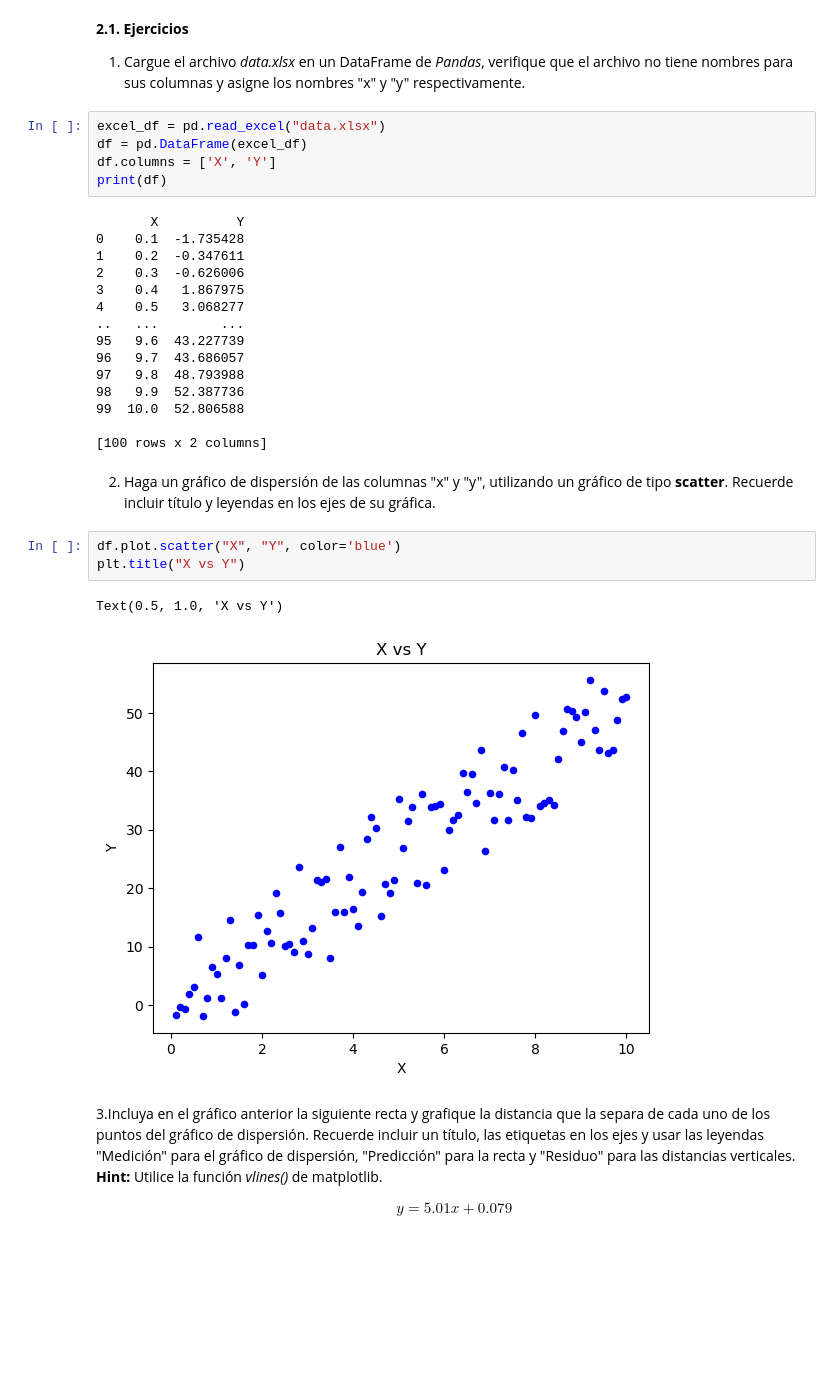
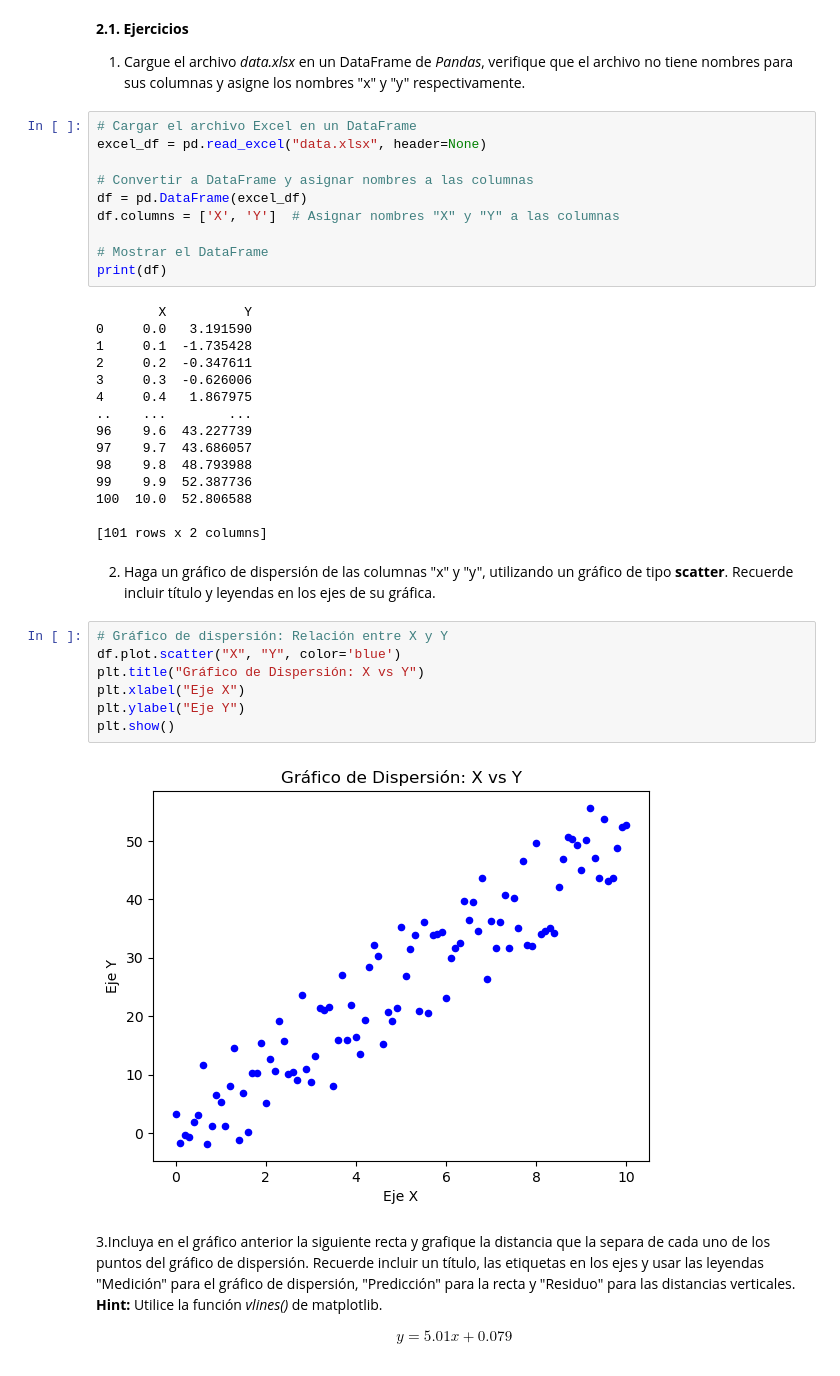
Before and after one commit to ElIngeJuan/IBIO-2440-Laboratorios-ML, a Jupyter notebook: Laboratorio_3_20251/Laboratorio_3_20251.ipynb, the cells around one changed output. Drawn from its saved outputs; the diff is of its cells as text; blank space fills up the shorter version.

```diff
--- a/Laboratorio_3_20251/Laboratorio_3_20251.ipynb
+++ b/Laboratorio_3_20251/Laboratorio_3_20251.ipynb
@@ -163,33 +172,41 @@ pip install openpyxl
 
 1. Cargue el archivo *data.xlsx* en un DataFrame de *Pandas*, verifique que el archivo no tiene nombres para sus columnas y asigne los nombres "x" y "y" respectivamente.
 # %%
-excel_df = pd.read_excel("data.xlsx")
+# Cargar el archivo Excel en un DataFrame
+excel_df = pd.read_excel("data.xlsx", header=None)
+
+# Convertir a DataFrame y asignar nombres a las columnas
 df = pd.DataFrame(excel_df)
-df.columns = ['X', 'Y']
+df.columns = ['X', 'Y']  # Asignar nombres "X" y "Y" a las columnas
+
+# Mostrar el DataFrame
 print(df)
 # %% [output]
-       X          Y
-0    0.1  -1.735428
-1    0.2  -0.347611
-2    0.3  -0.626006
-3    0.4   1.867975
-4    0.5   3.068277
-..   ...        ...
-95   9.6  43.227739
-96   9.7  43.686057
-97   9.8  48.793988
-98   9.9  52.387736
-99  10.0  52.806588
+        X          Y
+0     0.0   3.191590
+1     0.1  -1.735428
+2     0.2  -0.347611
+3     0.3  -0.626006
+4     0.4   1.867975
+..    ...        ...
+96    9.6  43.227739
+97    9.7  43.686057
+98    9.8  48.793988
+99    9.9  52.387736
+100  10.0  52.806588
 
-[100 rows x 2 columns]
+[101 rows x 2 columns]
 # %% [markdown]
 2. Haga un gráfico de dispersión de las columnas "x" y "y", utilizando un gráfico de tipo **scatter**. Recuerde incluir título y leyendas en los ejes de su gráfica.
 # %%
+# Gráfico de dispersión: Relación entre X y Y
 df.plot.scatter("X", "Y", color='blue')
-plt.title("X vs Y")
+plt.title("Gráfico de Dispersión: X vs Y")
+plt.xlabel("Eje X")
+plt.ylabel("Eje Y")
+plt.show()
 # %% [output]
-Text(0.5, 1.0, 'X vs Y')
-[figure, old version]
+[figure, new version]
 # %% [markdown]
 3.Incluya en el gráfico anterior la siguiente recta y grafique la distancia que la separa de cada uno de los puntos del gráfico de dispersión. Recuerde incluir un título, las etiquetas en los ejes y usar las leyendas "Medición" para el gráfico de dispersión, "Predicción" para la recta y "Residuo" para las distancias verticales. **Hint:** Utilice la función *vlines()* de matplotlib.
 
```
Also changed, not shown: parts of 12 cells of this notebook, 50 other files.
